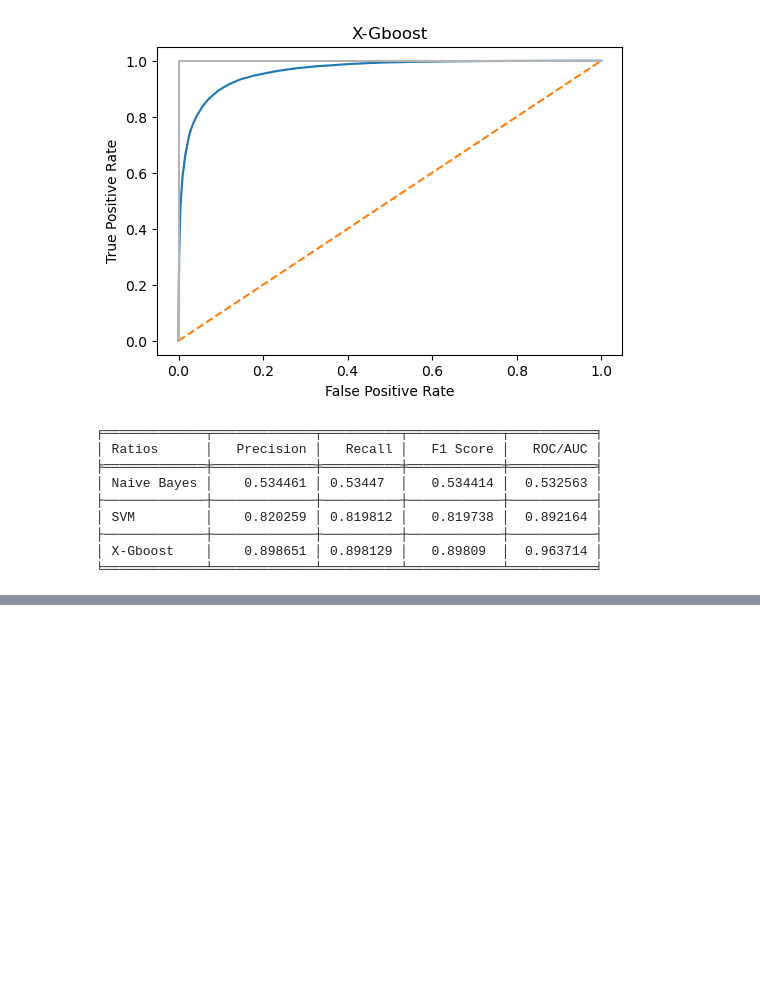
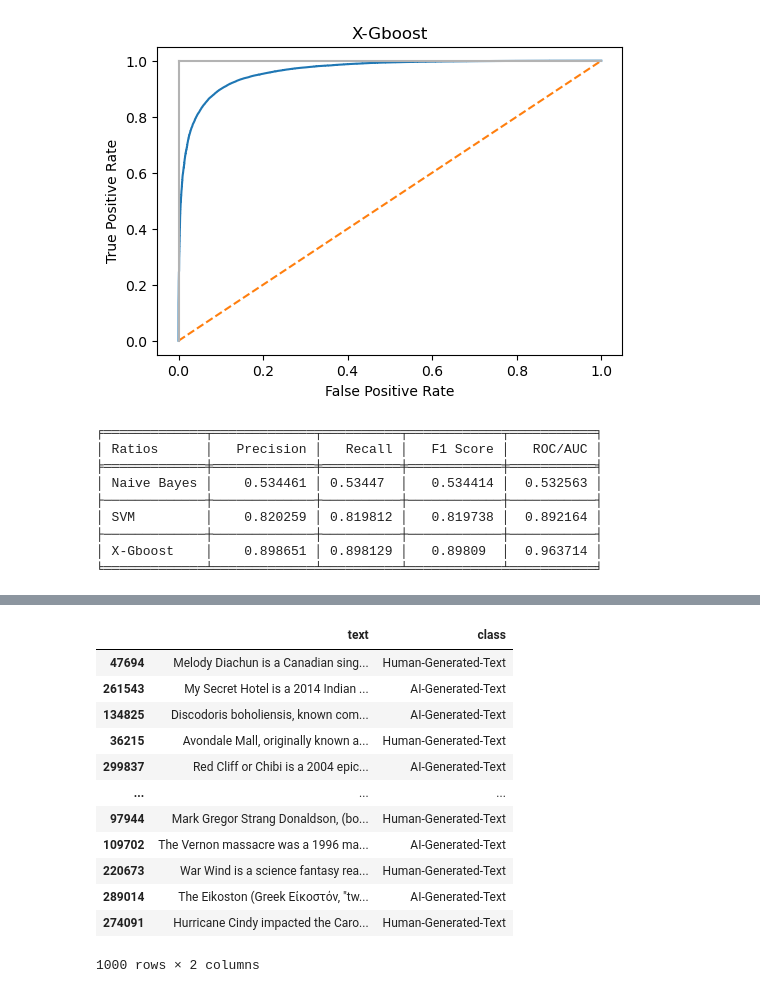
Before and after one commit to AnaNofuentes/Text-Analyzer-Human-vs-AI, a Jupyter notebook: texto_sin_outliers.ipynb, the cells around one changed output, grey strips where cells are left out. Saved outputs shown, nothing was run; the diff lists cells and outputs as text; code cells hidden in the pictures; blank space fills up the shorter version.

```diff
--- a/texto_sin_outliers.ipynb
+++ b/texto_sin_outliers.ipynb
@@ -411,0 +454,16 @@ df_sample2.to_csv('df_sample2.csv', index=False)
+# %%
+df_sample_co
+# %% [output]
+|  | text | class |
+| 47694 | Melody Diachun is a Canadian sing... | Human-Generated-Text |
+| 261543 | My Secret Hotel is a 2014 Indian ... | AI-Generated-Text |
+| 134825 | Discodoris boholiensis, known com... | AI-Generated-Text |
+| 36215 | Avondale Mall, originally known a... | Human-Generated-Text |
+| 299837 | Red Cliff or Chibi is a 2004 epic... | AI-Generated-Text |
+| ... | ... | ... |
+| 97944 | Mark Gregor Strang Donaldson, (bo... | Human-Generated-Text |
+| 109702 | The Vernon massacre was a 1996 ma... | AI-Generated-Text |
+| 220673 | War Wind is a science fantasy rea... | Human-Generated-Text |
+| 289014 | The Eikoston (Greek Εἰκοστόν, "tw... | AI-Generated-Text |
+| 274091 | Hurricane Cindy impacted the Caro... | Human-Generated-Text |
+1000 rows × 2 columns
```
Also changed, not shown: parts of 6 cells of this notebook, 1 other file.
